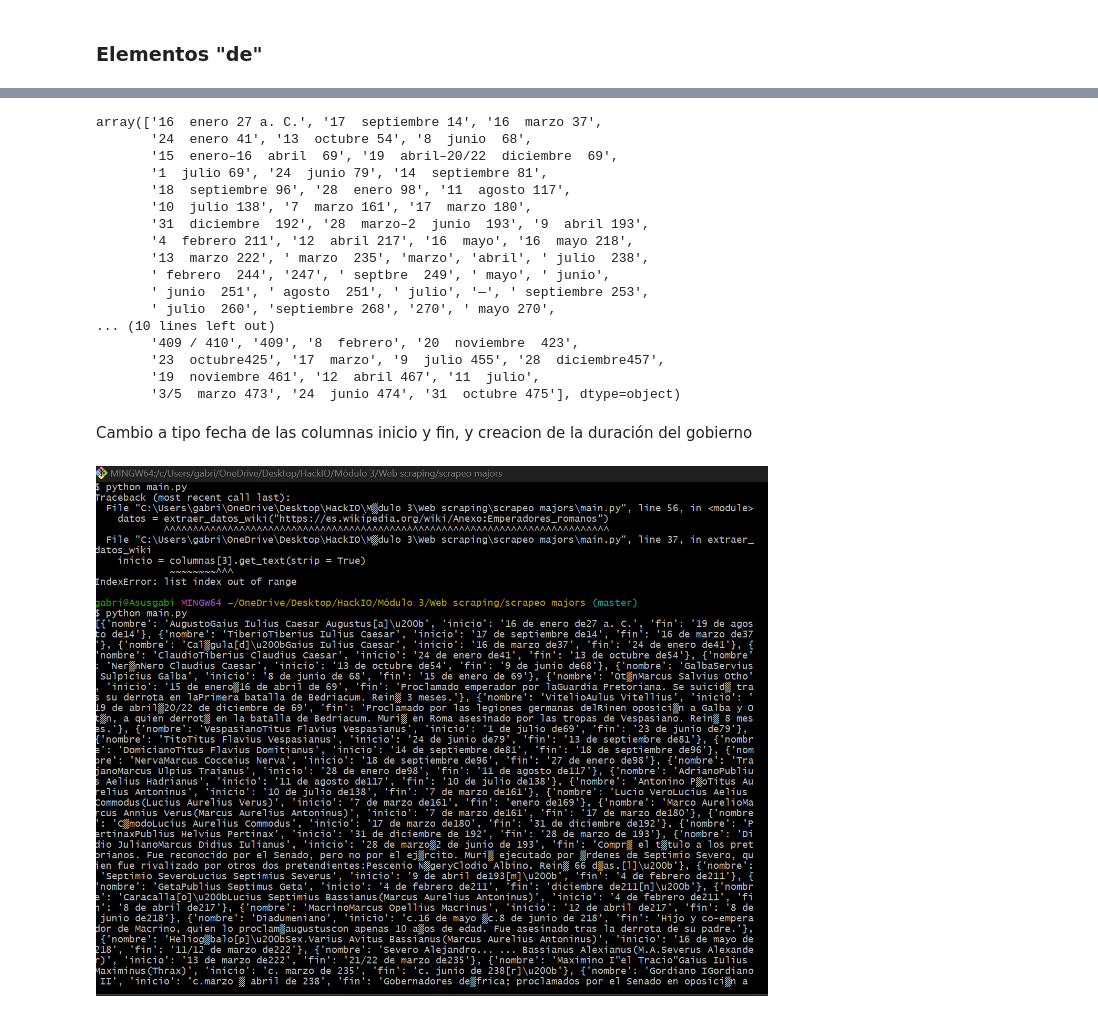
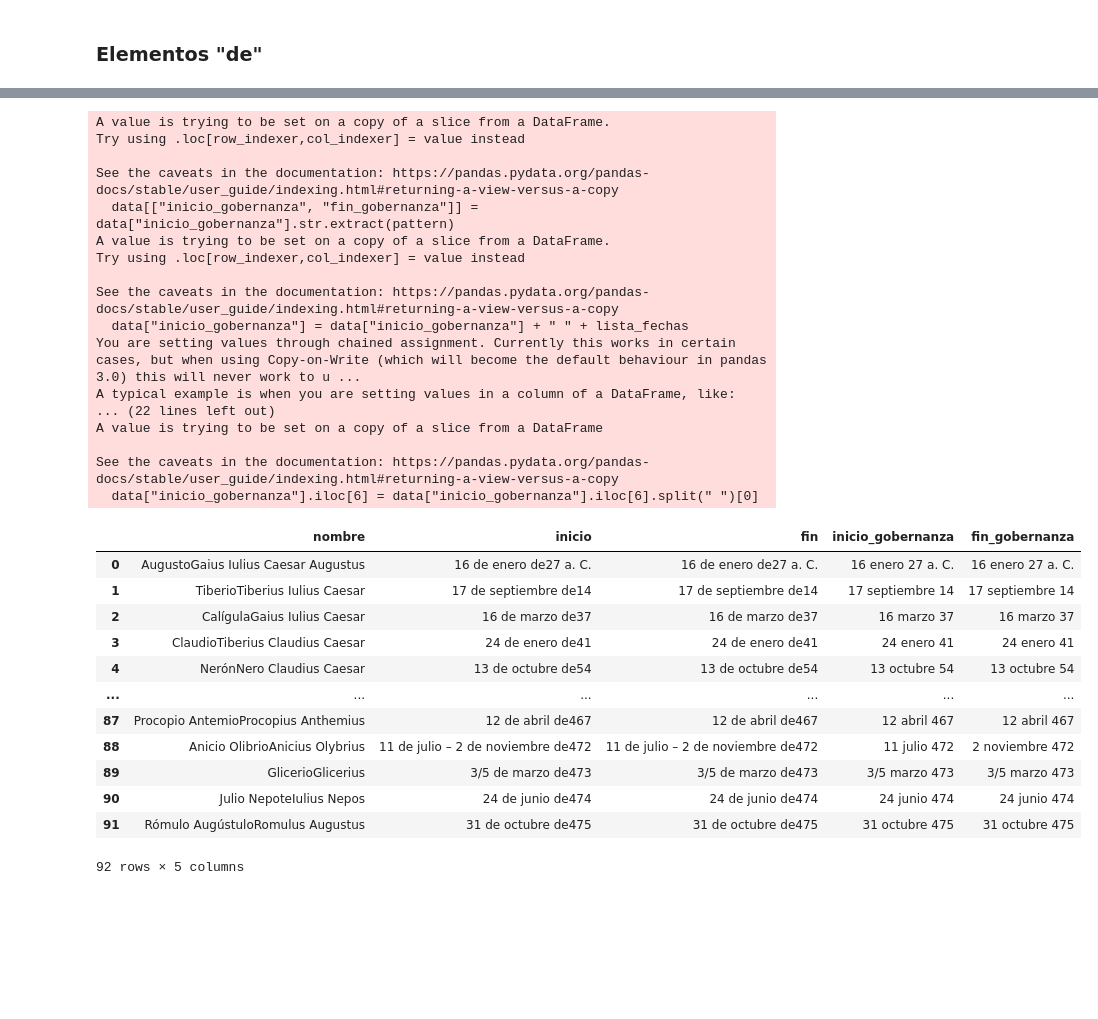
Before and after one commit to Gabijc/Laboratorio_Web_Scraping, a Jupyter notebook: Scrapeo emperadores romanos/analisis_emperadores.ipynb, the cells around one changed output, grey strips where cells are left out. Drawn from its saved outputs; the diff is of its cells as text; code cells hidden in the pictures; blank space fills up the shorter version.

```diff
--- a/Scrapeo emperadores romanos/analisis_emperadores.ipynb
+++ b/Scrapeo emperadores romanos/analisis_emperadores.ipynb
@@ -299,22 +247,0 @@ datos_emperadores
-# %%
-datos_emperadores["inicio_gobernanza"].unique()
-# %% [output]
-array(['16  enero 27 a. C.', '17  septiembre 14', '16  marzo 37',
-       '24  enero 41', '13  octubre 54', '8  junio  68',
-       '15  enero–16  abril  69', '19  abril–20/22  diciembre  69',
-       '1  julio 69', '24  junio 79', '14  septiembre 81',
-       '18  septiembre 96', '28  enero 98', '11  agosto 117',
-       '10  julio 138', '7  marzo 161', '17  marzo 180',
-       '31  diciembre  192', '28  marzo–2  junio  193', '9  abril 193',
-       '4  febrero 211', '12  abril 217', '16  mayo', '16  mayo 218',
-       '13  marzo 222', ' marzo  235', 'marzo', 'abril', ' julio  238',
-       ' febrero  244', '247', ' septbre  249', ' mayo', ' junio',
-       ' junio  251', ' agosto  251', ' julio', '—', ' septiembre 253',
-       ' julio  260', 'septiembre 268', '270', ' mayo 270',
-... (10 lines left out)
-       '409 / 410', '409', '8  febrero', '20  noviembre  423',
-       '23  octubre425', '17  marzo', '9  julio 455', '28  diciembre457',
-       '19  noviembre 461', '12  abril 467', '11  julio',
-       '3/5  marzo 473', '24  junio 474', '31  octubre 475'], dtype=object)
-# %% [markdown]
-Cambio a tipo fecha de las columnas inicio y fin, y creacion de la duración del gobierno
@@ -325,2 +248,53 @@ Cambio a tipo fecha de las columnas inicio y fin, y creacion de la duración del
-# %% [markdown]
-![image.png](attachment:image.png)
+# %%
+# Tenemos una serie de celdas que contienen directamente la fecha de inicio y fin de la gobernanza de los emperadores. Estas entradas se
+# caracterizan por tener las fechas separadas por un guión, ya sea con espacios como sin espacios, hay patrones. Por ello, para poder hallar
+# estas fechas hacemos uso de las expresiones regulares que en este caso son: \s–\s, las \s hacen referencia a los espacios, por lo que hallaremos
+# aquellas entradas que contienen espacios ya sea antes o después del guión; \w-\w estas hacen referencia a los guiones que estén seguidos de todo tipo
+# de caracteres.
+data = datos_emperadores[datos_emperadores["inicio_gobernanza"].str.contains(r"(\s–\s|–\s|\s–|\w-\w)")]
+pattern = r"(.+?)\s*–\s*(.+)"
+
+data[["inicio_gobernanza", "fin_gobernanza"]] = data["inicio_gobernanza"].str.extract(pattern)
+
+lista_fechas = []
+for fecha in data["fin_gobernanza"]:
+    lista_fechas.append(fecha[-3:])
+
+data["inicio_gobernanza"] = data["inicio_gobernanza"] + " " + lista_fechas
+
+data["inicio_gobernanza"].iloc[3] = data["inicio_gobernanza"].iloc[3].split(" ")[0]
+data["inicio_gobernanza"].iloc[6] = data["inicio_gobernanza"].iloc[6].split(" ")[0]
+
+datos_emperadores.update(data)
+datos_emperadores
+# %% [output]
+A value is trying to be set on a copy of a slice from a DataFrame.
+Try using .loc[row_indexer,col_indexer] = value instead
+
+See the caveats in the documentation: https://pandas.pydata.org/pandas-docs/stable/user_guide/indexing.html#returning-a-view-versus-a-copy
+  data[["inicio_gobernanza", "fin_gobernanza"]] = data["inicio_gobernanza"].str.extract(pattern)
+A value is trying to be set on a copy of a slice from a DataFrame.
+Try using .loc[row_indexer,col_indexer] = value instead
+
+See the caveats in the documentation: https://pandas.pydata.org/pandas-docs/stable/user_guide/indexing.html#returning-a-view-versus-a-copy
+  data["inicio_gobernanza"] = data["inicio_gobernanza"] + " " + lista_fechas
+You are setting values through chained assignment. Currently this works in certain cases, but when using Copy-on-Write (which will become the default behaviour in pandas 3.0) this will never work to u ...
+A typical example is when you are setting values in a column of a DataFrame, like:
+... (22 lines left out)
+A value is trying to be set on a copy of a slice from a DataFrame
+
+See the caveats in the documentation: https://pandas.pydata.org/pandas-docs/stable/user_guide/indexing.html#returning-a-view-versus-a-copy
+  data["inicio_gobernanza"].iloc[6] = data["inicio_gobernanza"].iloc[6].split(" ")[0]
+|  | nombre | inicio | fin | inicio_gobernanza | fin_gobernanza |
+| 0 | AugustoGaius Iulius Caesar Augustus | 16 de enero de27 a. C. | 16 de enero de27 a. C. | 16 enero 27 a. C. | 16 enero 27 a. C. |
+| 1 | TiberioTiberius Iulius Caesar | 17 de septiembre de14 | 17 de septiembre de14 | 17 septiembre 14 | 17 septiembre 14 |
+| 2 | CalígulaGaius Iulius Caesar | 16 de marzo de37 | 16 de marzo de37 | 16 marzo 37 | 16 marzo 37 |
+| 3 | ClaudioTiberius Claudius Caesar | 24 de enero de41 | 24 de enero de41 | 24 enero 41 | 24 enero 41 |
+| 4 | NerónNero Claudius Caesar | 13 de octubre de54 | 13 de octubre de54 | 13 octubre 54 | 13 octubre 54 |
+| ... | ... | ... | ... | ... | ... |
+| 87 | Procopio AntemioProcopius Anthemius | 12 de abril de467 | 12 de abril de467 | 12 abril 467 | 12 abril 467 |
+| 88 | Anicio OlibrioAnicius Olybrius | 11 de julio – 2 de noviembre de472 | 11 de julio – 2 de noviembre de472 | 11 julio 472 | 2 noviembre 472 |
+| 89 | GlicerioGlicerius | 3/5 de marzo de473 | 3/5 de marzo de473 | 3/5 marzo 473 | 3/5 marzo 473 |
+| 90 | Julio NepoteIulius Nepos | 24 de junio de474 | 24 de junio de474 | 24 junio 474 | 24 junio 474 |
+| 91 | Rómulo AugústuloRomulus Augustus | 31 de octubre de475 | 31 de octubre de475 | 31 octubre 475 | 31 octubre 475 |
+92 rows × 5 columns
```
Also changed, not shown: parts of 16 cells of this notebook, 1 other file.
